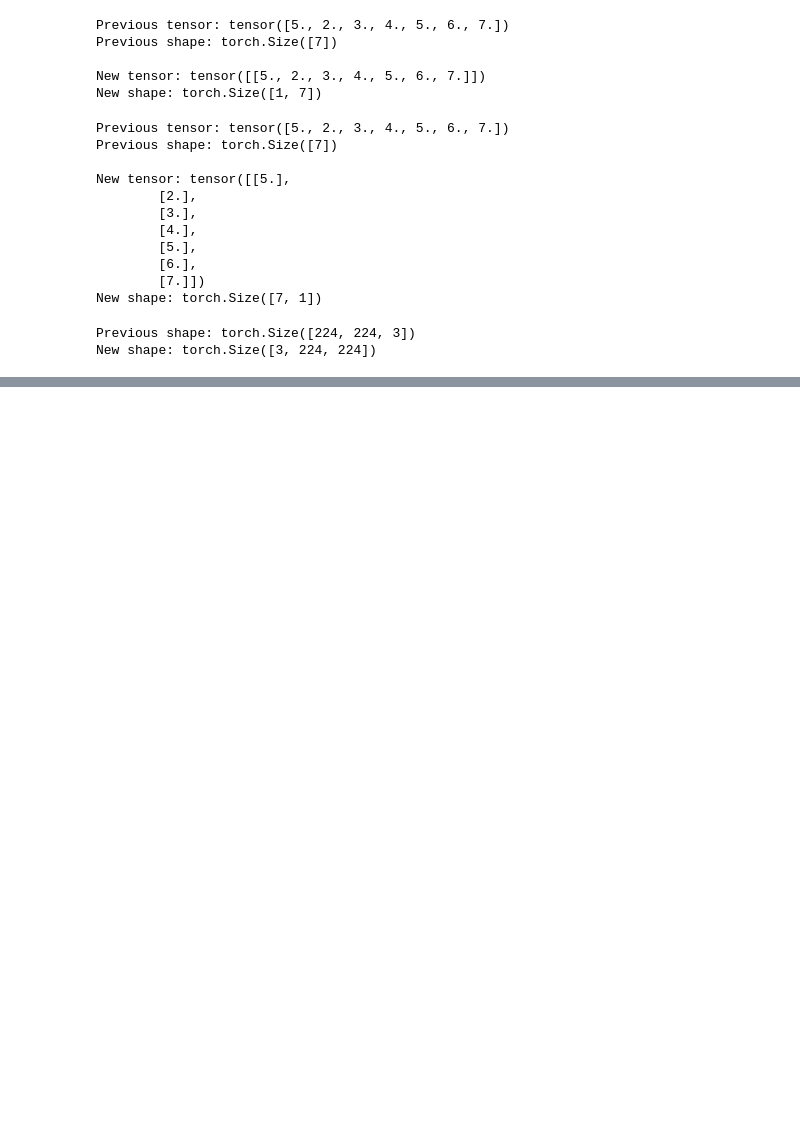
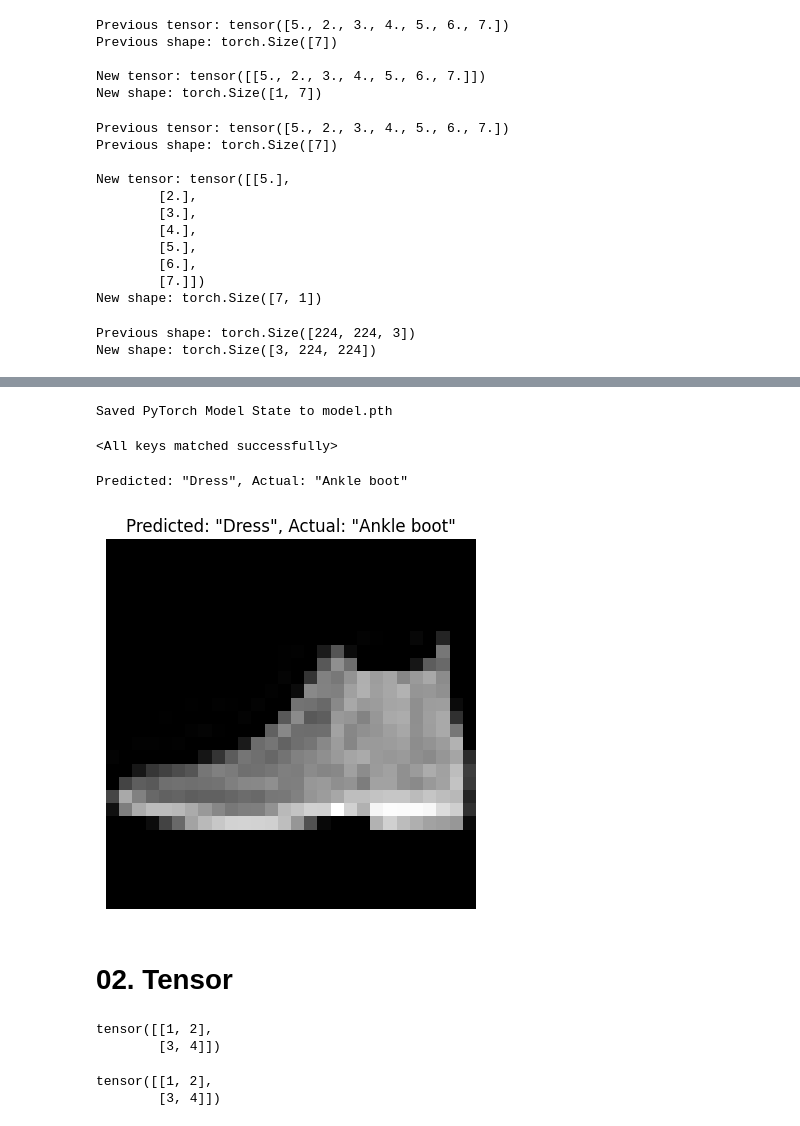
Before and after one commit to Page0526/machine-learning-crash-course, a Jupyter notebook: Learning_Pytorch.ipynb, the cells around one changed output, grey strips where cells are left out. Drawn from its saved outputs; the diff is of its cells as text; code cells hidden in the pictures; blank space fills up the shorter version.

```diff
--- a/Learning_Pytorch.ipynb
+++ b/Learning_Pytorch.ipynb
@@ -339,0 +494,42 @@ New shape: torch.Size([3, 224, 224])
+# %%
+# serialize internal model state dict (containing model params)
+torch.save(model.state_dict(), "model.pth")
+print("Saved PyTorch Model State to model.pth")
+# %% [output]
+Saved PyTorch Model State to model.pth
+# %%
+model = NeuralNetwork().to(device)
+model.load_state_dict(torch.load("model.pth"))
+# %% [output]
+<All keys matched successfully>
+# %%
+classes = [
+    "T-shirt/top",
+    "Trouser",
+    "Pullover",
+    "Dress",
+    "Coat",
+    "Sandal",
+    "Shirt",
+    "Sneaker",
+    "Bag",
+    "Ankle boot",
+]
+
+model.eval()
+x, y = test_data[0][0], test_data[0][1]
+with torch.no_grad():
+    x = x.to(device)
+    pred = model(x)
+    predicted, actual = classes[pred[0].argmax(0)], classes[y]
+    print(f'Predicted: "{predicted}", Actual: "{actual}"')
+# Visualize the sample
+plt.imshow(x.squeeze().cpu(), cmap="gray")
+plt.title(f'Predicted: "{predicted}", Actual: "{actual}"')
+plt.axis('off')
+plt.show()
+# %% [output]
+Predicted: "Dress", Actual: "Ankle boot"
+[figure, added]
+# %% [markdown]
+# 02. Tensor
@@ -339,0 +538,14 @@ New shape: torch.Size([3, 224, 224])
+# %%
+data = [[1, 2],[3, 4]]
+x_data = torch.tensor(data)
+x_data
+# %% [output]
+tensor([[1, 2],
+        [3, 4]])
+# %%
+np_array = np.array(data)
+x_np = torch.from_numpy(np_array)
+x_np
+# %% [output]
+tensor([[1, 2],
+        [3, 4]])
```
Also changed, not shown: parts of 18 cells of this notebook.
